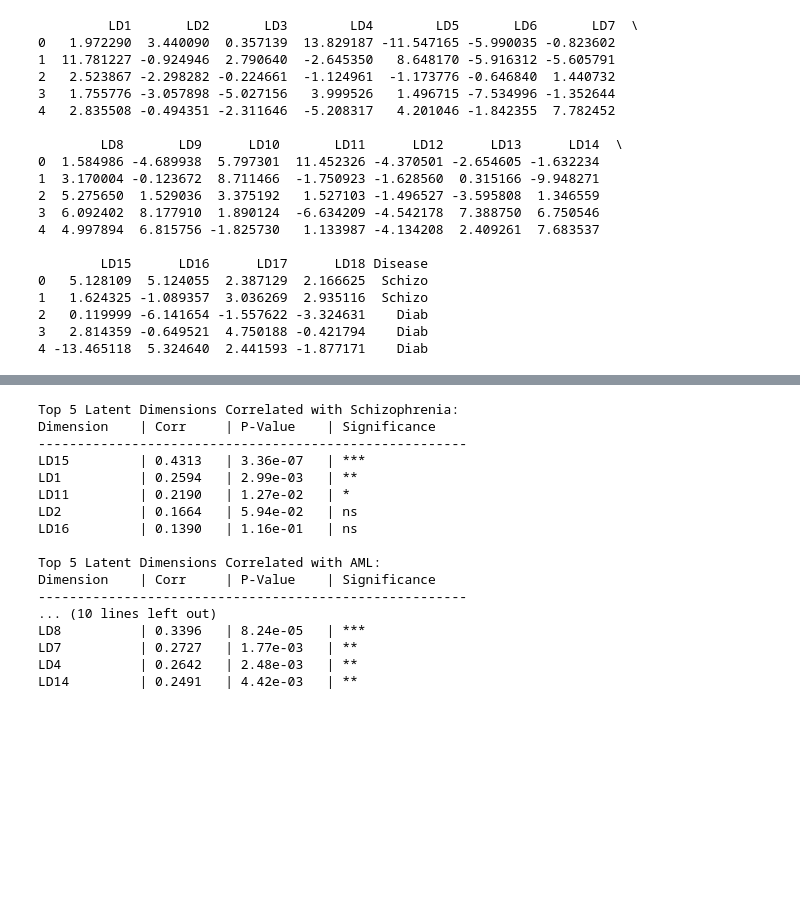
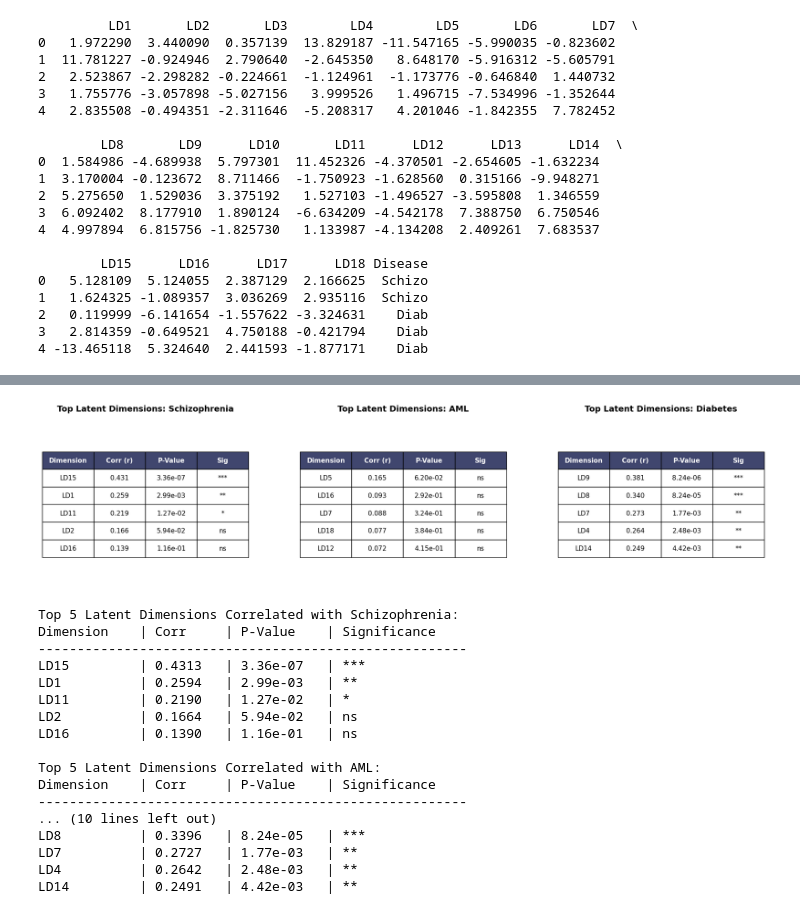
Before and after one commit to algu-dotcom/BIPN162_FinalProject, a Jupyter notebook: BIPN162_FinalProject.ipynb, the cells around one changed output, grey strips where cells are left out. Drawn from its saved outputs; the diff is of its cells as text; code cells hidden in the pictures; blank space fills up the shorter version.

```diff
--- a/BIPN162_FinalProject.ipynb
+++ b/BIPN162_FinalProject.ipynb
@@ -920,3 +902,63 @@ def disease_latent_correlation(disease_name):
+# %%
+def plot_disease_tables(disease_list):
+    # Setup the figure for side-by-side tables
+    fig, axes = plt.subplots(1, len(disease_list), figsize=(7 * len(disease_list), 5), gridspec_kw={'wspace': 0.5})
+
+    # If only one disease, wrap axes in a list for the loop
+    if len(disease_list) == 1: axes = [axes]
+
+    latent_cols = [f"LD{i+1}" for i in range(18)]
+    df_latent_test = pd.DataFrame(latent_means, columns=latent_cols)
+
+    for i, disease_name in enumerate(disease_list):
+        # 1. Map disease to binary
+        if disease_name == "Schizophrenia":
+            is_disease = (result_test.values == 'Schizo').astype(int)
+        elif disease_name == "AML":
+            is_disease = (result_test.values == 'AML').astype(int)
+        elif disease_name == "Diabetes":
+            is_disease = (result_test.values == 'Diab').astype(int)
+
+        # 2. Calculate Stats
+        data_for_table = []
+        for col in latent_cols:
+            r, p = pearsonr(df_latent_test[col], is_disease)
+            sig = "***" if p < 0.001 else "**" if p < 0.01 else "*" if p < 0.05 else "ns"
+            data_for_table.append([col, f"{r:.3f}", f"{p:.2e}", sig])
+
+        # 3. Sort by correlation
+        data_for_table.sort(key=lambda x: float(x[1]), reverse=True)
+        top_5 = data_for_table[:5]
+
+        # 4. Render Table Image
+        ax = axes[i]
+        ax.axis('off')
+        ax.set_title(f"Top Latent Dimensions: {disease_name}", fontsize=14, weight='bold', pad=20)
+
+        table = ax.table(
+            cellText=top_5,
+            colLabels=['Dimension', 'Corr (r)', 'P-Value', 'Sig'],
+            loc='center',
+            cellLoc='center'
+        )
+
+        # Styling the table
+        table.auto_set_font_size(False)
+        table.set_fontsize(11)
+        table.scale(1.2, 2.5) # Scales width and height (row height is the 2.5)
+
+        # Header formatting
+        for (row, col), cell in table.get_celld().items():
+            if row == 0:
+                cell.set_text_props(weight='bold', color='white')
+                cell.set_facecolor('#40466e') # Navy blue header
+
+    plt.show()
+
+# Run it!
+plot_disease_tables(["Schizophrenia", "AML", "Diabetes"])
+# %% [output]
+[figure, added]
 # %%
 disease_latent_correlation("Schizophrenia")
 print()
```
Also changed, not shown: parts of 3 cells of this notebook.
